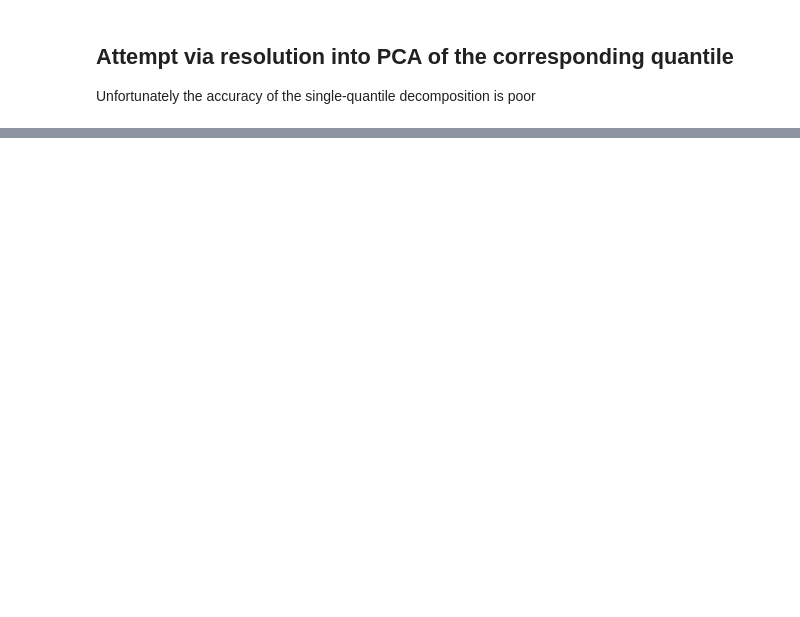
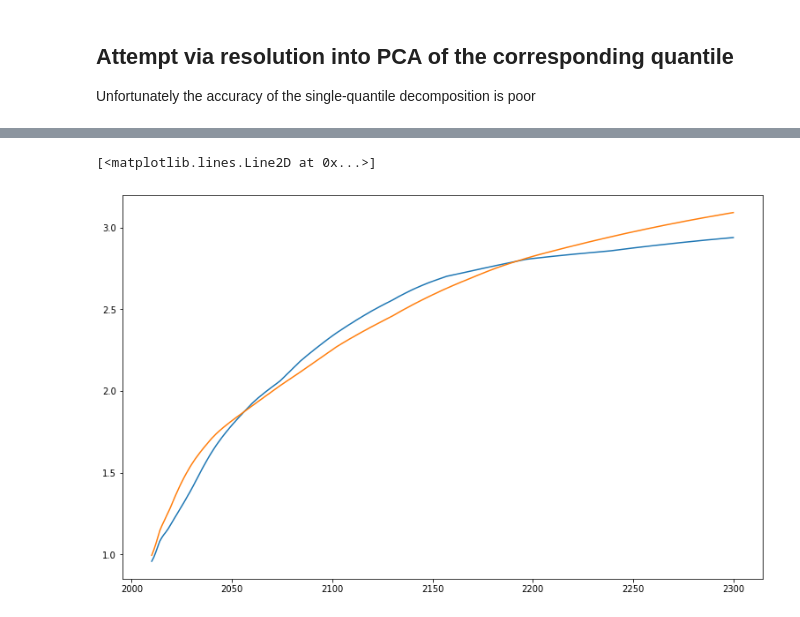
Before and after one commit to Rlamboll/PROVIDEemissions, a Jupyter notebook: notebooks/DifferentQuantileReverse.ipynb, the cells around one changed output, grey strips where cells are left out. Cells and saved outputs as stored; diff of their text form; code cells hidden in the pictures; blank space fills up the shorter version.

Commit message:
Attempts to reverse other quantiles via closest practical pathway

```diff
--- a/notebooks/DifferentQuantileReverse.ipynb
+++ b/notebooks/DifferentQuantileReverse.ipynb
@@ -317,0 +480,7 @@ print(wrong_fraction)
+# %%
+nbhrs = NearestNeighbors(n_neighbors=1, algorithm='ball_tree').fit(temp_train[false_quant])
+# %%
+closest = {}
+for quant in [q for q in quantiles if q != false_quant]:
+    _, closind = nbhrs.kneighbors(temp_test[quant])
+    closest[quant] = temp_train[false_quant].iloc[closind.squeeze(), :]
@@ -317,0 +502,7 @@ print(wrong_fraction)
+# %%
+plt.figure(figsize=(13, 8))
+plt.plot([int(x) for x in closest[quant].columns[1:]], closest[quant].iloc[0, 1:])
+plt.plot([int(x) for x in closest[quant].columns[1:]], temp_test[quant].iloc[0, 1:])
+# %% [output]
+[<matplotlib.lines.Line2D at 0x...>]
+[figure, added]
```
Also changed, not shown: parts of 27 cells of this notebook, 2 other files.
